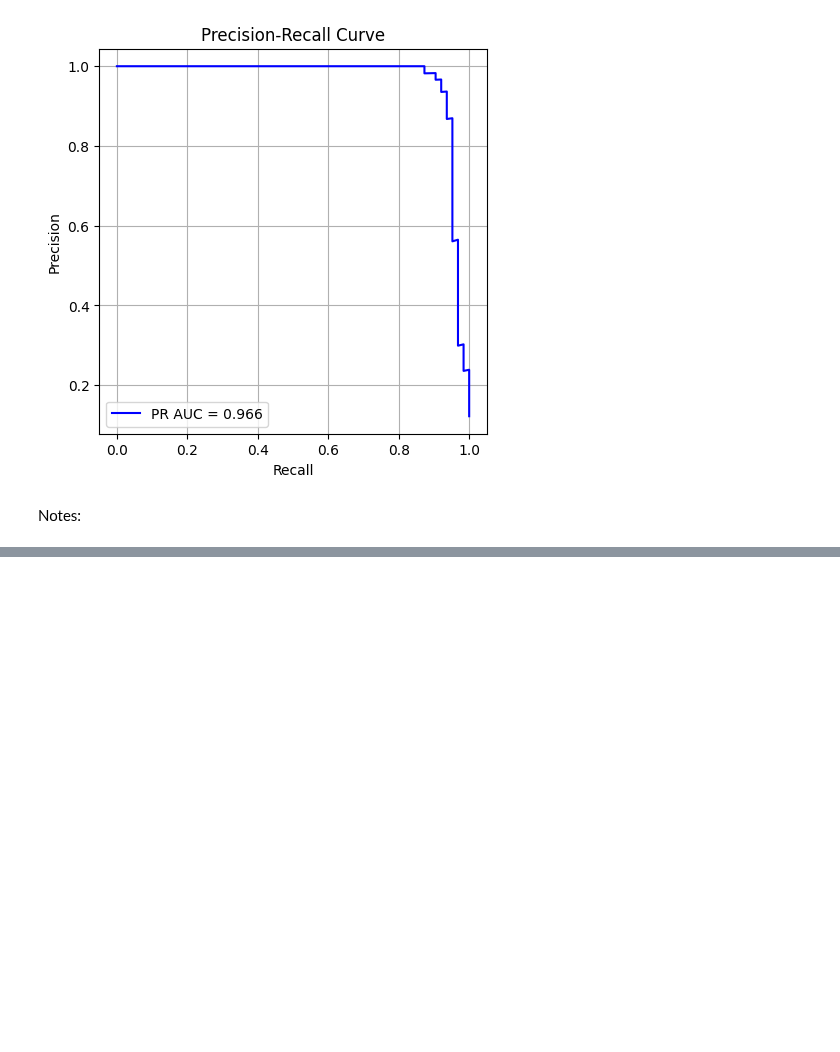
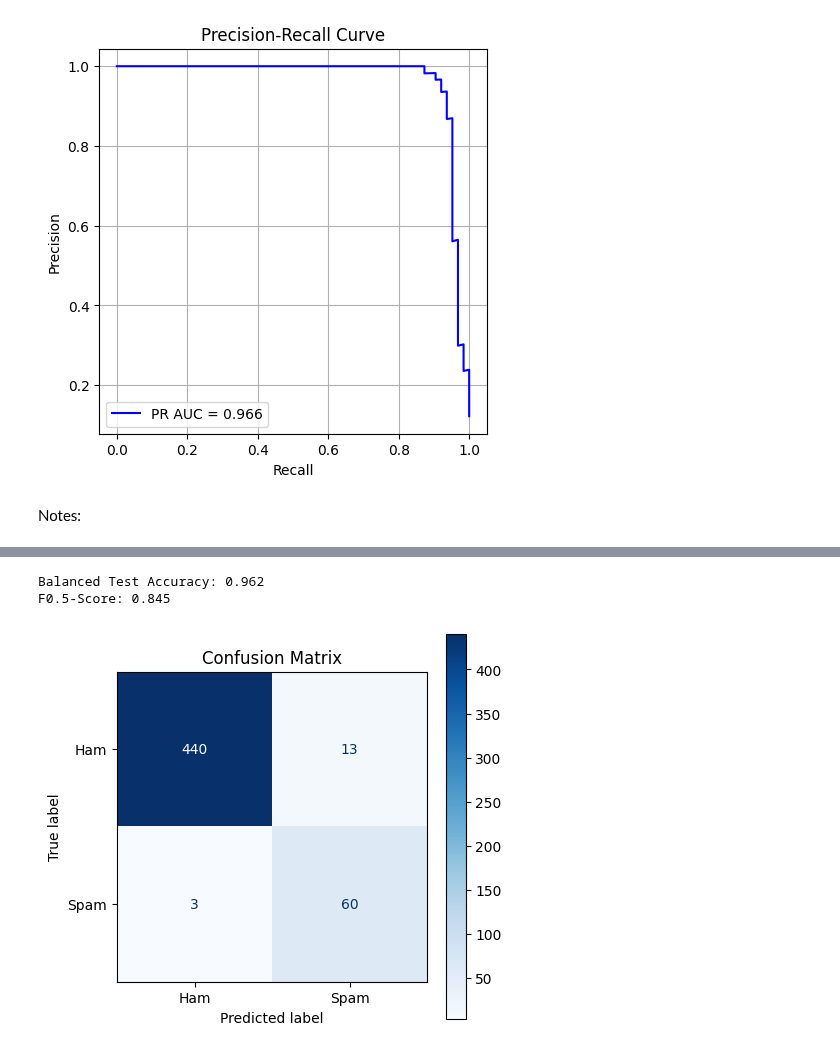
Before and after one commit to amaldu/AntiSpam-NLP-Pipeline, a Jupyter notebook: research/03_text_augmentation/textaug_KeyboardAug_bow_MNB.ipynb, the cells around one changed output, grey strips where cells are left out. Drawn from its saved outputs; the diff is of its cells as text; code cells hidden in the pictures; blank space fills up the shorter version.

```diff
--- a/research/03_text_augmentation/textaug_KeyboardAug_bow_MNB.ipynb
+++ b/research/03_text_augmentation/textaug_KeyboardAug_bow_MNB.ipynb
@@ -313,0 +306,15 @@ logging.info('MlFlow run terminated')
+# %%
+balanced_accuracy = balanced_accuracy_score(y_test, y_test_pred)
+print(f"Balanced Test Accuracy: {balanced_accuracy:.3f}")
+
+f0_5_score = fbeta_score(y_test, y_test_pred, beta=0.5)
+print(f"F0.5-Score: {f0_5_score:.3f}")
+# %% [output]
+Balanced Test Accuracy: 0.962
+F0.5-Score: 0.845
+# %%
+from experiments_utils import plot_confusion_matrix
+
+matrix_fig = plot_confusion_matrix(y_test, y_test_pred)
+# %% [output]
+[figure, added]
```
Also changed, not shown: parts of 42 cells of this notebook.
